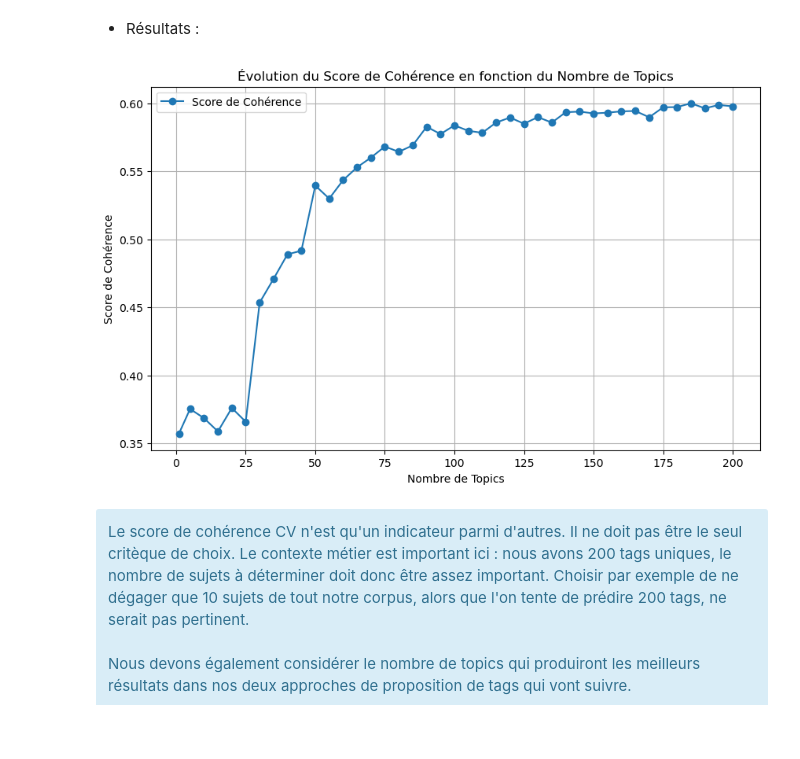
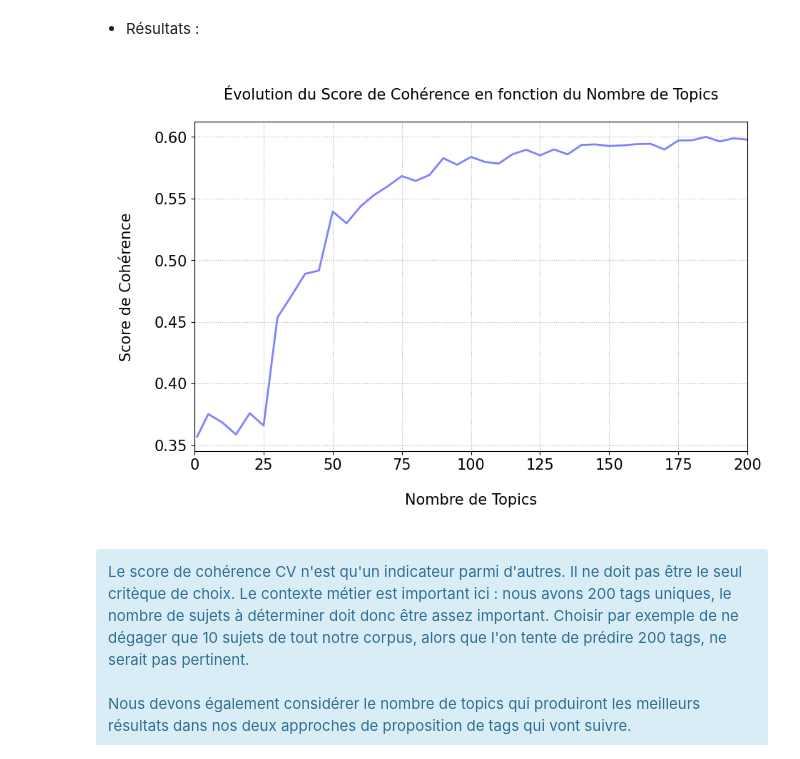
Before and after one commit to BiGHeaDMaX/Suggestion-automatique-de-mots-cles, a Jupyter notebook: 03 - Approche non supervisée.ipynb, the cells around one changed output. Drawn from its saved outputs; the diff is of its cells as text; code cells hidden in the pictures; blank space fills up the shorter version.

```diff
--- a/03 - Approche non supervisée.ipynb
+++ b/03 - Approche non supervisée.ipynb
@@ -56,7 +64,7 @@ data
 # %% [markdown]
 ## **Option d'échantillonages pour la réalisation de tests**
 # %%
-echantillon = True
+echantillon = False
 taille_echantillon = 5000
 
 if echantillon:
@@ -168,32 +176,32 @@ if do_test:
 # %%
 # Chargement des données provenant des tests réalisés (sur échantillon de 5000):
 with open('num_topics_lda.pkl', 'rb') as fichier:
     tests_results = pickle.load(fichier)
 
 # Réprésentation graphique des résultats :
 
 num_topics = list(tests_results.keys())
 coherence_scores = list(tests_results.values())
 
 # Créer un graphique à l'aide de matplotlib
 plt.figure(figsize=(10, 6))  # Définir la taille du graphique (facultatif)
 
 # Tracer la courbe des scores de cohérence
-plt.plot(num_topics, coherence_scores, marker='o', linestyle='-')
+plt.plot(num_topics, coherence_scores, linestyle='-', linewidth=2, color="#8181FF")
 
 # Ajouter des étiquettes et un titre
-plt.xlabel('Nombre de Topics')
-plt.ylabel('Score de Cohérence')
-plt.title('Évolution du Score de Cohérence en fonction du Nombre de Topics')
-
-# Afficher la légende (facultatif)
-plt.legend(['Score de Cohérence'])
+plt.xlabel('\nNombre de Topics\n', fontsize=15)
+plt.xticks(fontsize=15)
+plt.xlim(0, 200)
+plt.ylabel('\nScore de Cohérence\n', fontsize=15)
+plt.yticks(fontsize=15)
+plt.title('\nÉvolution du Score de Cohérence en fonction du Nombre de Topics\n', fontsize=15)
 
 # Afficher le graphique
-plt.grid(True)  # Activer la grille (facultatif)
+plt.grid(True, linestyle=":")
 plt.show()
 # %% [output]
-[figure, old version]
+[figure, new version]
 # %% [markdown]
 <div class="alert alert-info">
 Le score de cohérence CV n'est qu'un indicateur parmi d'autres. Il ne doit pas être le seul critèque de choix. Le contexte métier est important ici : nous avons 200 tags uniques, le nombre de sujets à déterminer doit donc être assez important. Choisir par exemple de ne dégager que 10 sujets de tout notre corpus, alors que l'on tente de prédire 200 tags, ne serait pas pertinent.<br><br>
```
Also changed, not shown: parts of 48 cells of this notebook.
